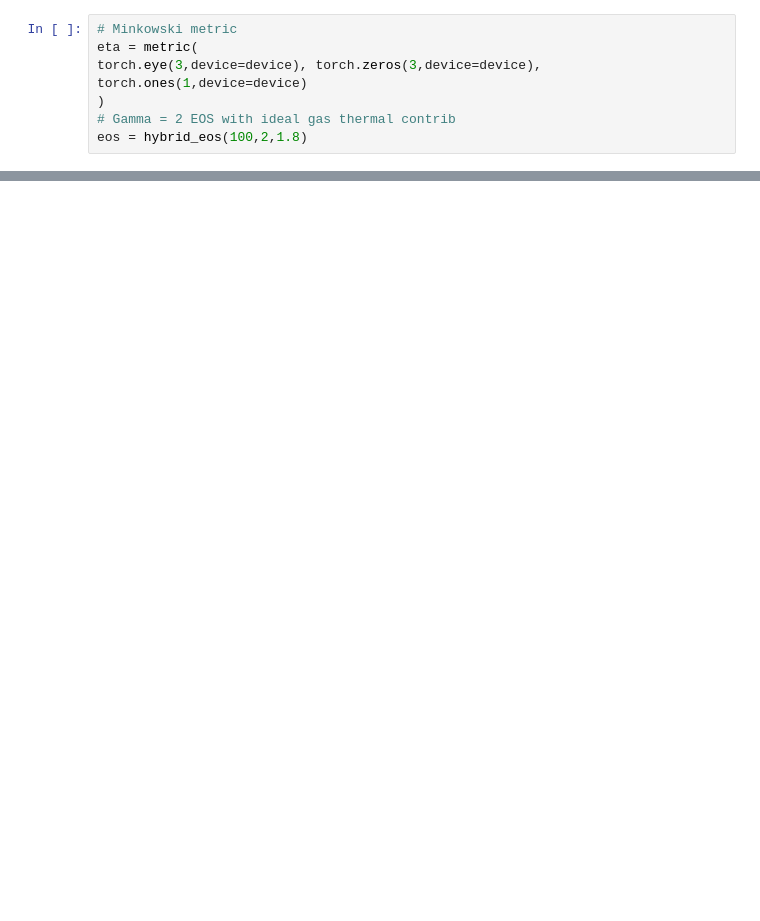
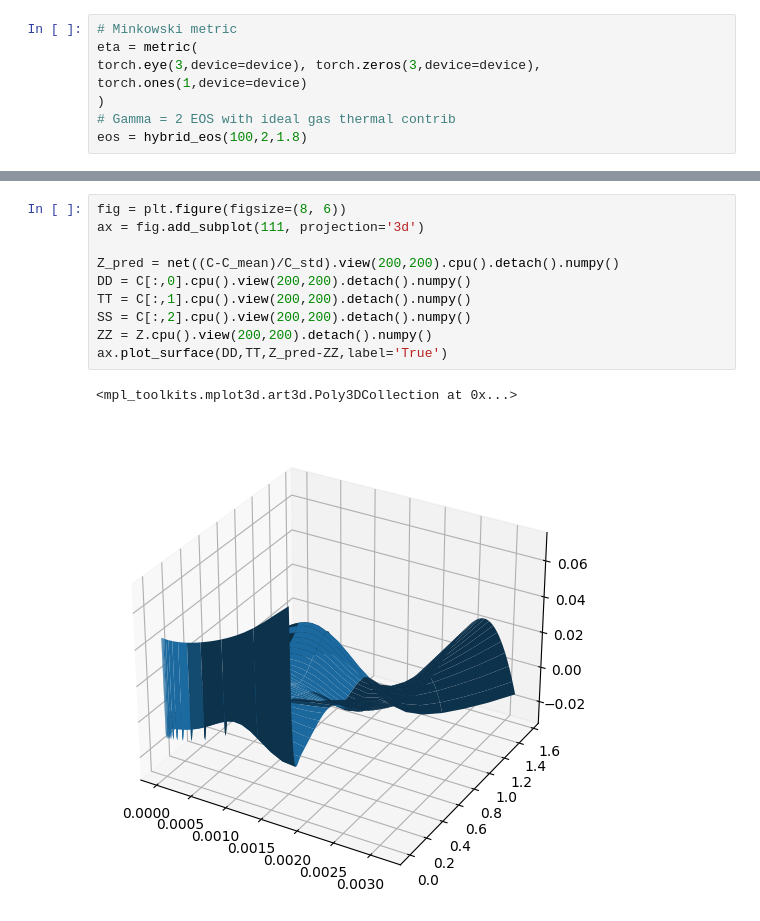
Before and after one commit to carlomusolino/c2p_ML, a Jupyter notebook: c2p_ML_oned.ipynb, the cells around one changed output, grey strips where cells are left out. Cells and saved outputs as stored; diff of their text form; blank space fills up the shorter version.

```diff
--- a/c2p_ML_oned.ipynb
+++ b/c2p_ML_oned.ipynb
@@ -292,0 +535,13 @@ X,Y,Z = torch.meshgrid(x,y,z)
+# %%
+fig = plt.figure(figsize=(8, 6))
+ax = fig.add_subplot(111, projection='3d')
+
+Z_pred = net((C-C_mean)/C_std).view(200,200).cpu().detach().numpy()
+DD = C[:,0].cpu().view(200,200).detach().numpy()
+TT = C[:,1].cpu().view(200,200).detach().numpy()
+SS = C[:,2].cpu().view(200,200).detach().numpy()
+ZZ = Z.cpu().view(200,200).detach().numpy()
+ax.plot_surface(DD,TT,Z_pred-ZZ,label='True')
+# %% [output]
+<mpl_toolkits.mplot3d.art3d.Poly3DCollection at 0x...>
+[figure, added]
```
Also changed, not shown: parts of 36 cells of this notebook, 26 other files.
